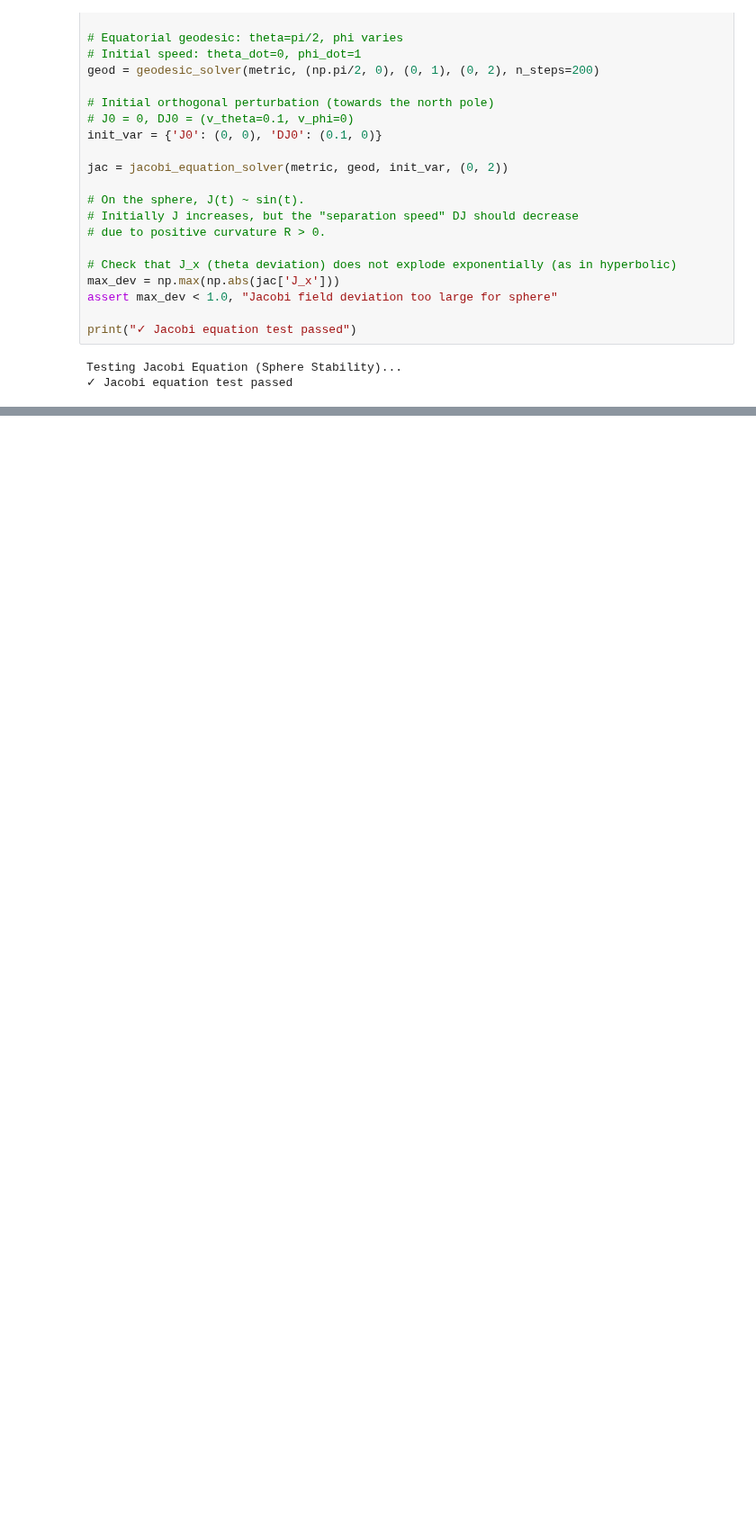
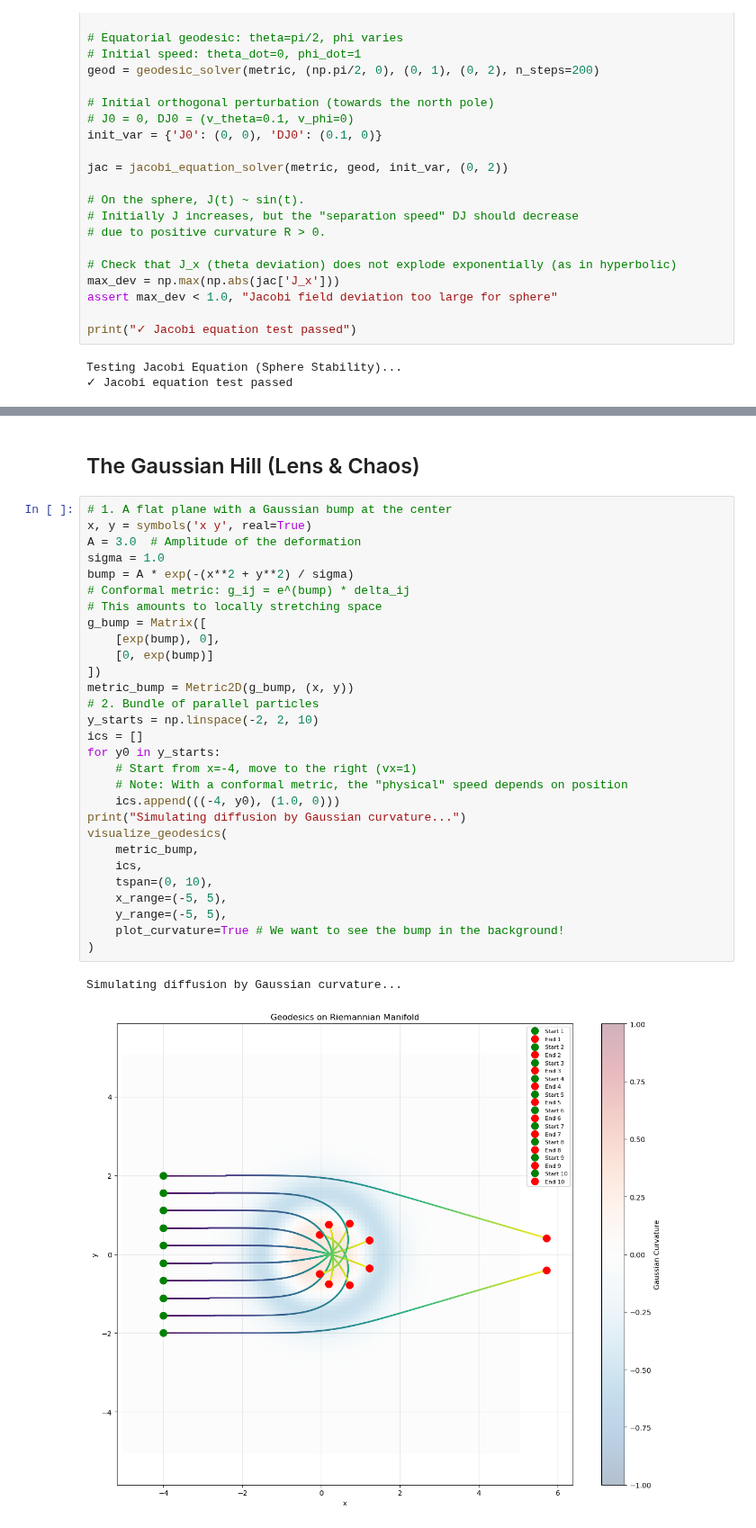
Before and after one commit to phbillet/psipy, a Jupyter notebook: notebooks/riemannian_2d.ipynb, the cells around one changed output, grey strips where cells are left out. Shown at 90% size. Saved outputs shown, nothing was run; the diff lists cells and outputs as text; blank space fills up the shorter version.

```diff
--- a/notebooks/riemannian_2d.ipynb
+++ b/notebooks/riemannian_2d.ipynb
@@ -242,0 +400,34 @@ Testing Jacobi Equation (Sphere Stability)...
+# %% [markdown]
+## The Gaussian Hill (Lens & Chaos)
+# %%
+# 1. A flat plane with a Gaussian bump at the center
+x, y = symbols('x y', real=True)
+A = 3.0  # Amplitude of the deformation
+sigma = 1.0
+bump = A * exp(-(x**2 + y**2) / sigma)
+# Conformal metric: g_ij = e^(bump) * delta_ij
+# This amounts to locally stretching space
+g_bump = Matrix([
+    [exp(bump), 0],
+    [0, exp(bump)]
+])
+metric_bump = Metric2D(g_bump, (x, y))
+# 2. Bundle of parallel particles
+y_starts = np.linspace(-2, 2, 10)
+ics = []
+for y0 in y_starts:
+    # Start from x=-4, move to the right (vx=1)
+    # Note: With a conformal metric, the "physical" speed depends on position
+    ics.append(((-4, y0), (1.0, 0)))
+print("Simulating diffusion by Gaussian curvature...")
+visualize_geodesics(
+    metric_bump,
+    ics,
+    tspan=(0, 10),
+    x_range=(-5, 5),
+    y_range=(-5, 5),
+    plot_curvature=True # We want to see the bump in the background!
+)
+# %% [output]
+Simulating diffusion by Gaussian curvature...
+[figure, added]
```
Also changed, not shown: parts of 15 cells of this notebook, 8 other files.
